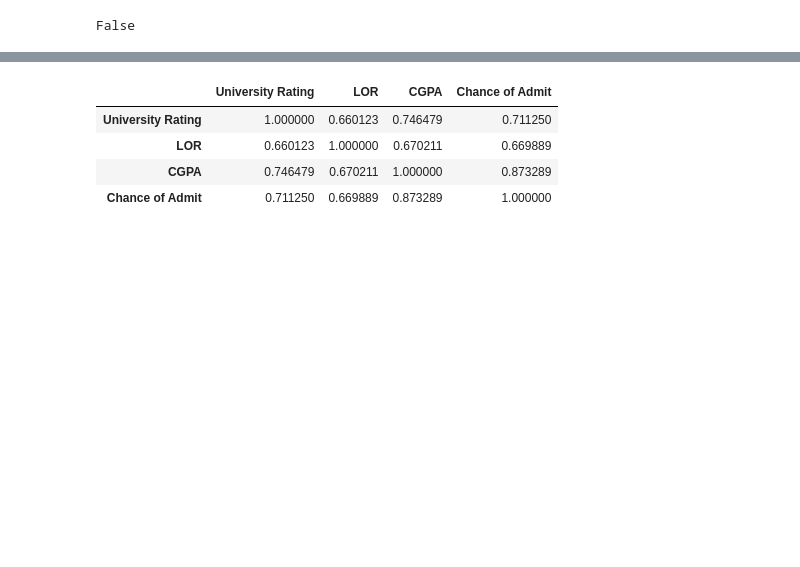
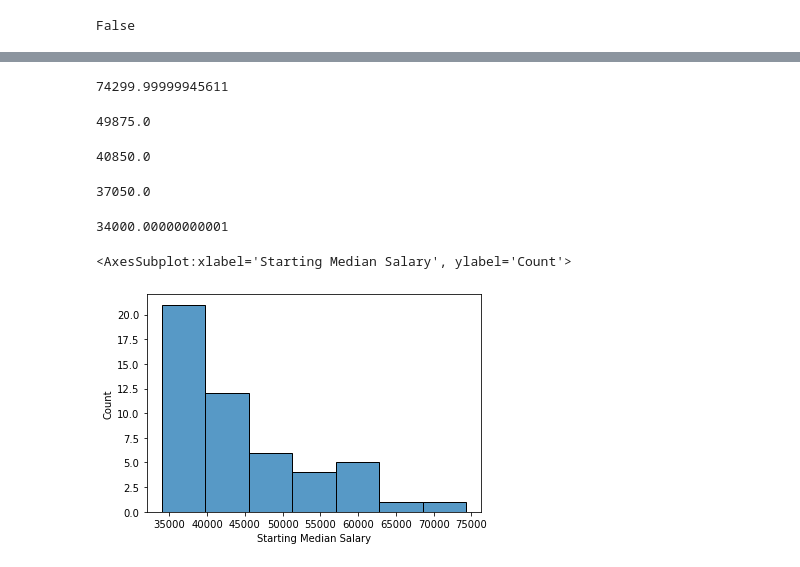
Before and after one commit to AndrewABrain/CCIC_DS1, a Jupyter notebook: Quarter 2 Final Project.ipynb, the cells around one changed output, grey strips where cells are left out. Saved outputs shown, nothing was run; the diff lists cells and outputs as text; code cells hidden in the pictures; blank space fills up the shorter version.

```diff
--- a/Quarter 2 Final Project.ipynb
+++ b/Quarter 2 Final Project.ipynb
@@ -48,2 +55,8 @@ df.head()
+# %%
+df['Starting Median Salary'] = df['Starting Median Salary'].map(lambda x: x.lstrip('$').rstrip(''))
+# %%
+df['Starting Median Salary']=df['Starting Median Salary'].str.replace(',','')
+# %%
+df['Starting Median Salary'] = df['Starting Median Salary'].astype(float)
 # %%
 df.info()
@@ -62,8 +80,25 @@ memory usage: 12.6 KB
-# %%
-df.corr(method='pearson', min_periods=1)
-# %% [output]
-|  | University Rating | LOR | CGPA | Chance of Admit |
-| University Rating | 1.000000 | 0.660123 | 0.746479 | 0.711250 |
-| LOR | 0.660123 | 1.000000 | 0.670211 | 0.669889 |
-| CGPA | 0.746479 | 0.670211 | 1.000000 | 0.873289 |
-| Chance of Admit | 0.711250 | 0.669889 | 0.873289 | 1.000000 |
+# %%
+df["Starting Median Salary"].quantile(0.999999999999)
+# %% [output]
+74299.99999945611
+# %%
+df["Starting Median Salary"].quantile(0.75)
+# %% [output]
+49875.0
+# %%
+df["Starting Median Salary"].quantile(0.50)
+# %% [output]
+40850.0
+# %%
+df["Starting Median Salary"].quantile(0.25)
+# %% [output]
+37050.0
+# %%
+df["Starting Median Salary"].quantile(0.000000000000001)
+# %% [output]
+34000.00000000001
+# %%
+sns.histplot(df["Starting Median Salary"])
+# %% [output]
+<AxesSubplot:xlabel='Starting Median Salary', ylabel='Count'>
+[figure, added]
```
Also changed, not shown: parts of 11 cells of this notebook, 3 other files.
